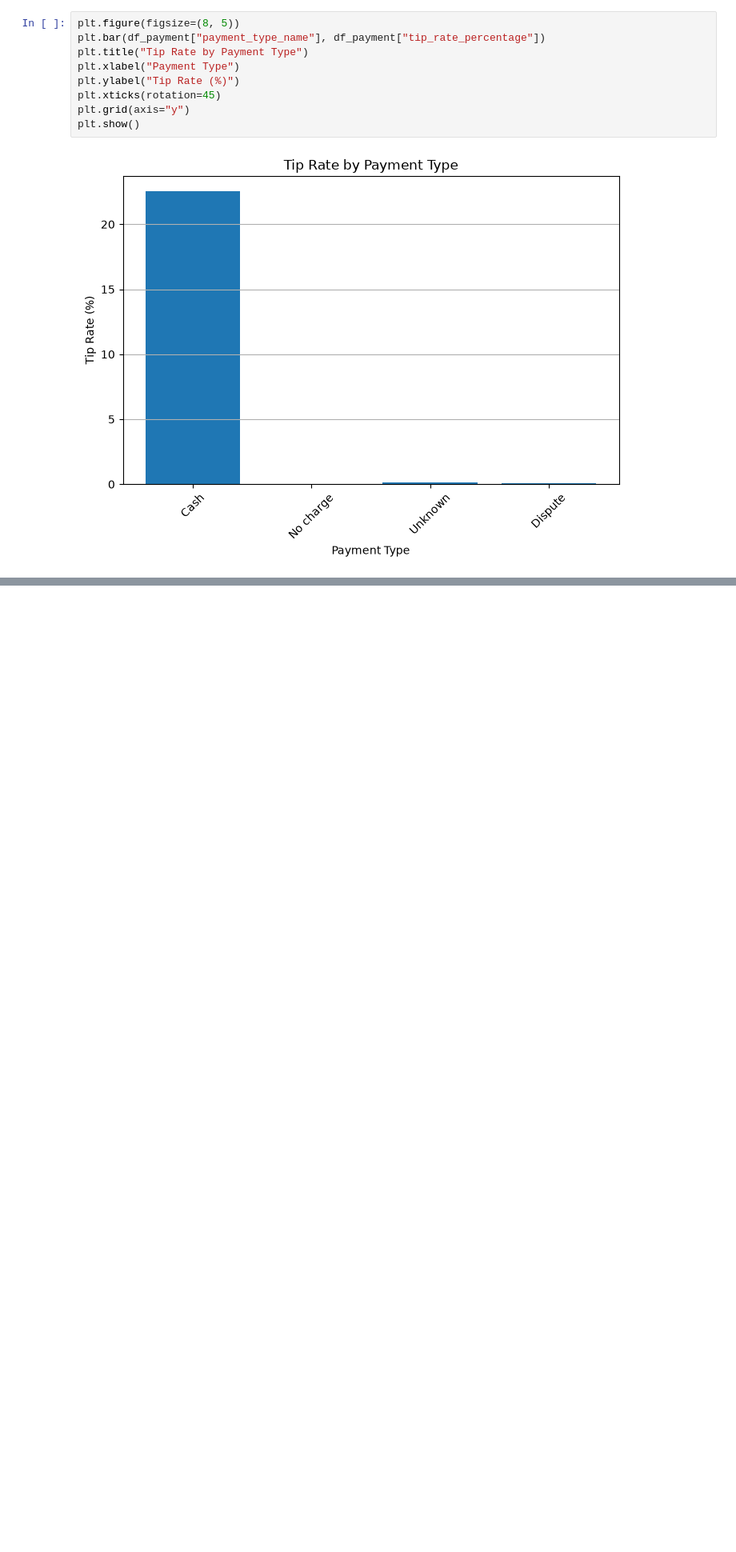
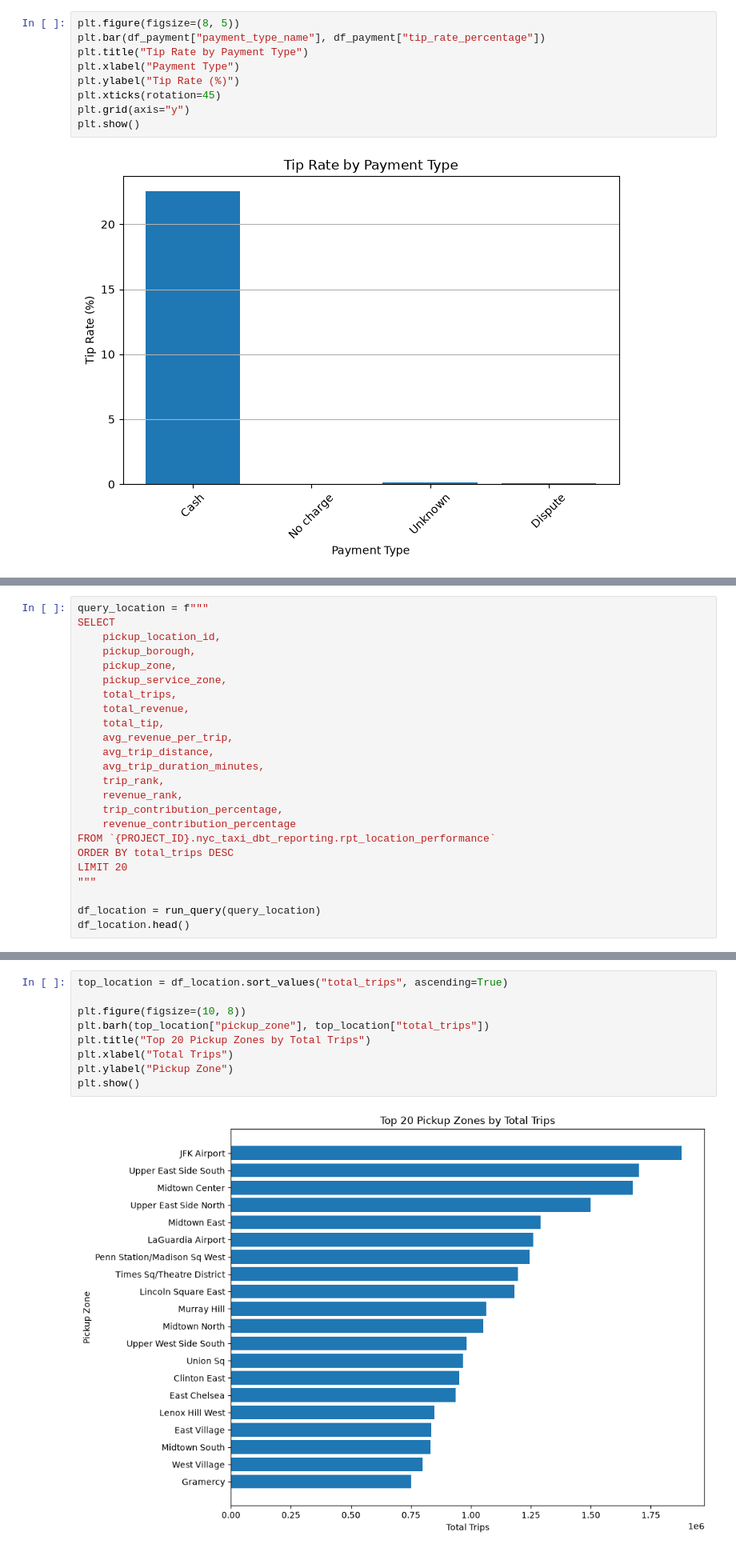
Before and after one commit to sidiqqm/nyc-taxi-trips, a Jupyter notebook: notebooks/01_python_eda.ipynb, the cells around one changed output, grey strips where cells are left out. Shown at 80% size. Cells and saved outputs as stored; diff of their text form; blank space fills up the shorter version.

```diff
--- a/notebooks/01_python_eda.ipynb
+++ b/notebooks/01_python_eda.ipynb
@@ -320,0 +323,24 @@ plt.show()
+# %%
+query_location = f"""
+SELECT
+    pickup_location_id,
+    pickup_borough,
+    pickup_zone,
+    pickup_service_zone,
+    total_trips,
+    total_revenue,
+    total_tip,
+    avg_revenue_per_trip,
+    avg_trip_distance,
+    avg_trip_duration_minutes,
+    trip_rank,
+    revenue_rank,
+    trip_contribution_percentage,
+    revenue_contribution_percentage
+FROM `{PROJECT_ID}.nyc_taxi_dbt_reporting.rpt_location_performance`
+ORDER BY total_trips DESC
+LIMIT 20
+"""
+
+df_location = run_query(query_location)
+df_location.head()
@@ -320,0 +354,11 @@ plt.show()
+# %%
+top_location = df_location.sort_values("total_trips", ascending=True)
+
+plt.figure(figsize=(10, 8))
+plt.barh(top_location["pickup_zone"], top_location["total_trips"])
+plt.title("Top 20 Pickup Zones by Total Trips")
+plt.xlabel("Total Trips")
+plt.ylabel("Pickup Zone")
+plt.show()
+# %% [output]
+[figure, added]
```
Also changed, not shown: parts of 20 cells of this notebook.
